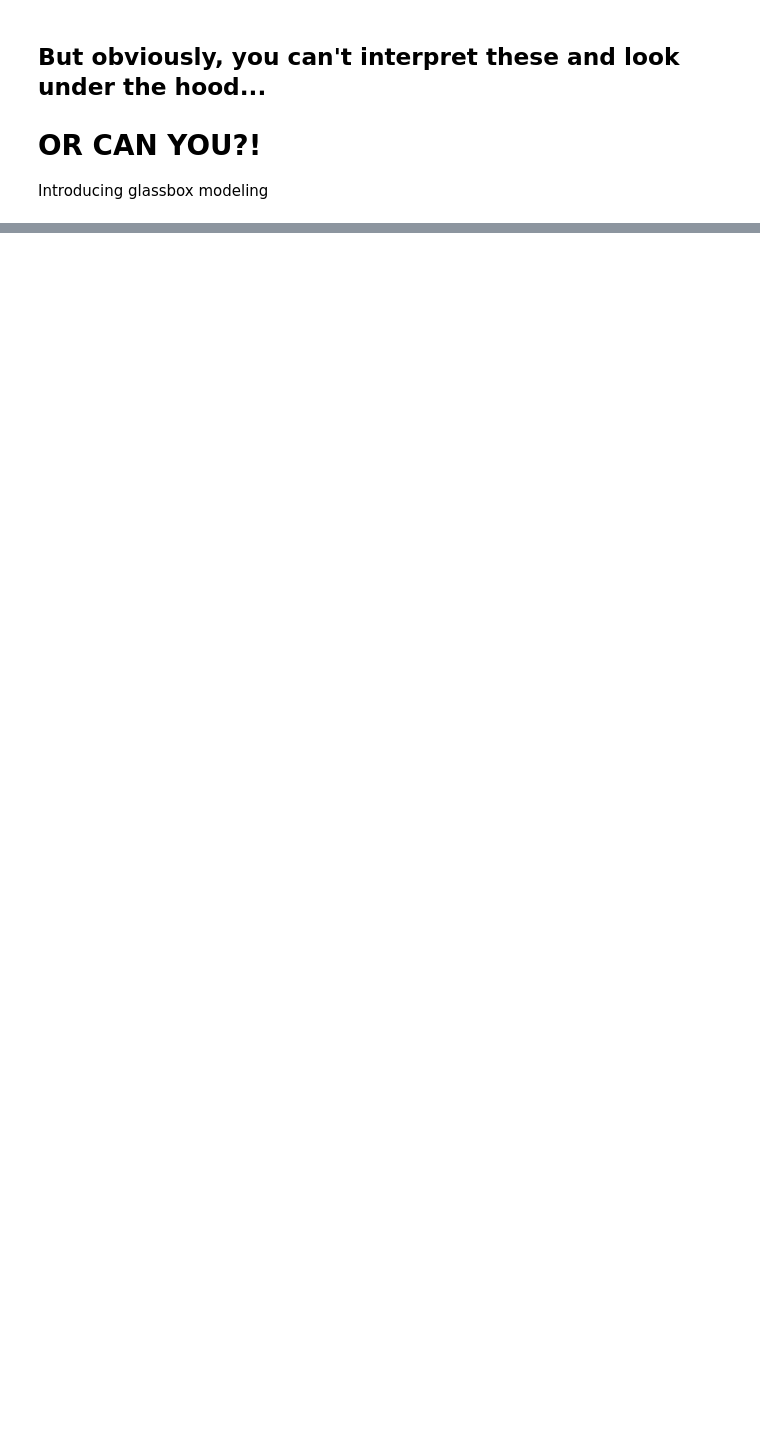
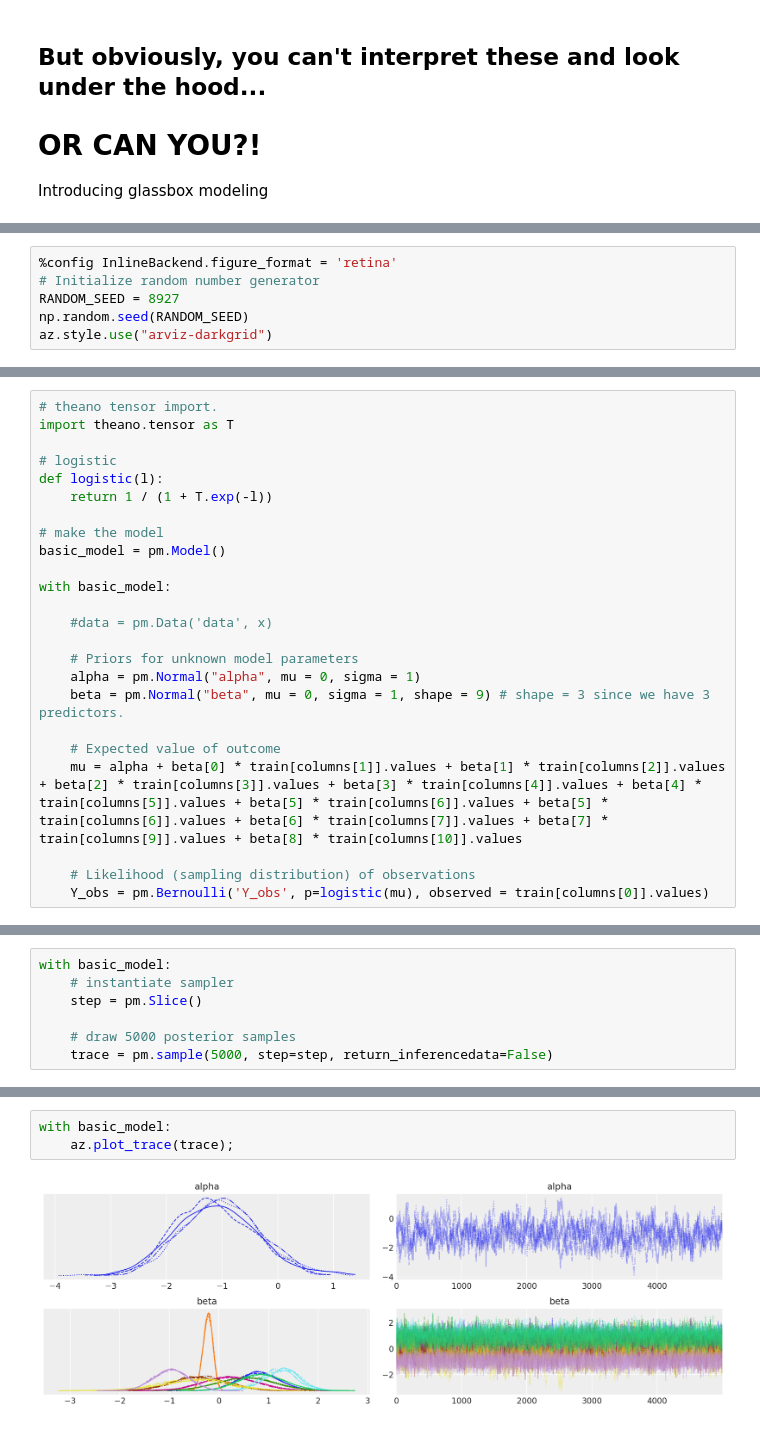
Before and after one commit to BayesianBoys/DataScience, a Jupyter notebook: w2/w2_curse_of_dimensionality_MW_backup.ipynb, the cells around one changed output, grey strips where cells are left out. Drawn from its saved outputs; the diff is of its cells as text; blank space fills up the shorter version.

```diff
--- a/w2/w2_curse_of_dimensionality_MW_backup.ipynb
+++ b/w2/w2_curse_of_dimensionality_MW_backup.ipynb
@@ -275,0 +295,6 @@ array([[237,  29],
+# %%
+%config InlineBackend.figure_format = 'retina'
+# Initialize random number generator
+RANDOM_SEED = 8927
+np.random.seed(RANDOM_SEED)
+az.style.use("arviz-darkgrid")
@@ -275,0 +309,24 @@ array([[237,  29],
+# %%
+# theano tensor import.
+import theano.tensor as T
+
+# logistic
+def logistic(l):
+    return 1 / (1 + T.exp(-l))
+
+# make the model
+basic_model = pm.Model()
+
+with basic_model:
+
+    #data = pm.Data('data', x)
+
+    # Priors for unknown model parameters
+    alpha = pm.Normal("alpha", mu = 0, sigma = 1)
+    beta = pm.Normal("beta", mu = 0, sigma = 1, shape = 9) # shape = 3 since we have 3 predictors.
+
+    # Expected value of outcome
+    mu = alpha + beta[0] * train[columns[1]].values + beta[1] * train[columns[2]].values + beta[2] * train[columns[3]].values + beta[3] * train[columns[4]].values + beta[4] * train[columns[5]].values + beta[5] * train[columns[6]].values + beta[5] * train[columns[6]].values + beta[6] * train[columns[7]].values + beta[7] * train[columns[9]].values + beta[8] * train[columns[10]].values
+
+    # Likelihood (sampling distribution) of observations
+    Y_obs = pm.Bernoulli('Y_obs', p=logistic(mu), observed = train[columns[0]].values)
@@ -275,0 +338,7 @@ array([[237,  29],
+# %%
+with basic_model:
+    # instantiate sampler
+    step = pm.Slice()
+
+    # draw 5000 posterior samples
+    trace = pm.sample(5000, step=step, return_inferencedata=False)
@@ -275,0 +353,5 @@ array([[237,  29],
+# %%
+with basic_model:
+    az.plot_trace(trace);
+# %% [output]
+[figure, added]
```
Also changed, not shown: parts of 12 cells of this notebook, 1 other file.
